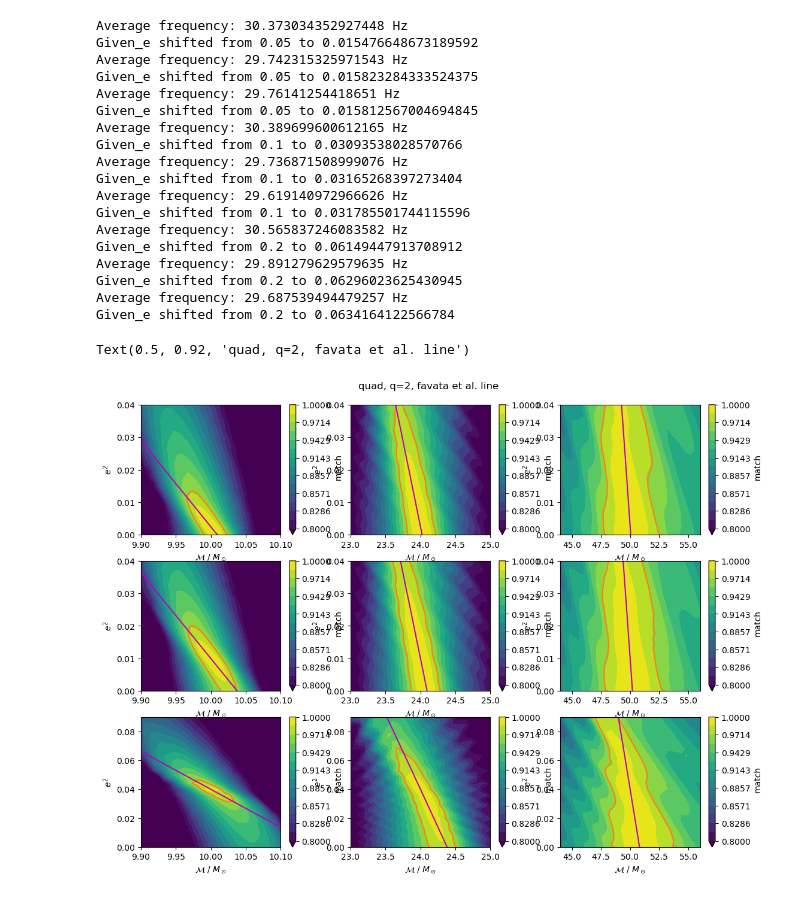
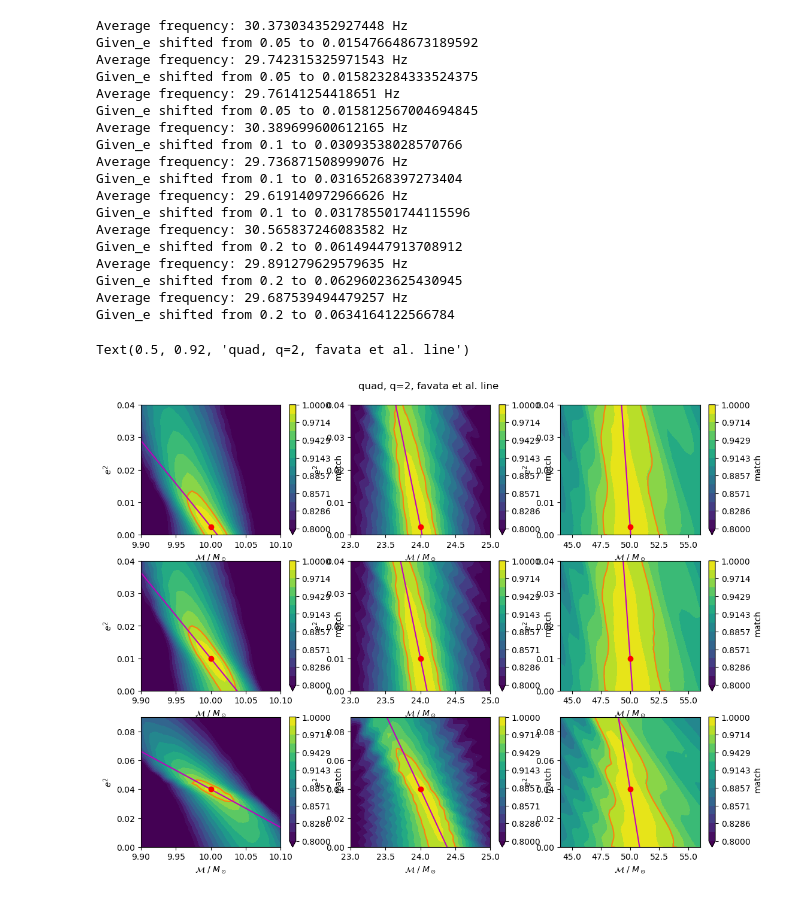
Before and after one commit to BenGPatterson/EccentricBinaries, a Jupyter notebook: notebooks/multi_degen.ipynb, the cells around one changed output. Saved outputs shown, nothing was run; the diff lists cells and outputs as text; code cells hidden in the pictures.

```diff
--- a/notebooks/multi_degen.ipynb
+++ b/notebooks/multi_degen.ipynb
@@ -98,36 +98,37 @@ for i in range(len(e_params)):
         plt.subplot(len(e_params), len(chirp_params), i*3+j+1)
         plt.contourf(chirp_vals_10[j], e_vals_10[i]**2, data[i][j]['quad'], np.linspace(0.8, 1, 15), vmin=0.8, vmax=1, extend='min')
         plt.colorbar(label='match')
+        plt.scatter(chirp_params[j], e_params[i]**2, c='r', zorder=5)
         plt.contour(chirp_vals_10[j], e_vals_10[i]**2, data[i][j]['quad'], [0.97], colors=['C1'])
         xlims = plt.gca().get_xlim()
         ylims = plt.gca().get_ylim()
         plt.plot(favata_et_al_avg(e_params[i], chirp_params[j], e_vals_10[i]), e_vals_10[i]**2, c='m')
         plt.ylim(ylims)
         plt.xlim(xlims)
         plt.xlabel('$\mathcal{M}~/~M_\odot$')
         plt.ylabel('$e^2$')
 plt.suptitle('quad, q=2, favata et al. line', x=0.5, y=0.92)
 # %% [output]
 Average frequency: 30.373034352927448 Hz
 Given_e shifted from 0.05 to 0.015476648673189592
 Average frequency: 29.742315325971543 Hz
 Given_e shifted from 0.05 to 0.015823284333524375
 Average frequency: 29.76141254418651 Hz
 Given_e shifted from 0.05 to 0.015812567004694845
 Average frequency: 30.389699600612165 Hz
 Given_e shifted from 0.1 to 0.03093538028570766
 Average frequency: 29.736871508999076 Hz
 Given_e shifted from 0.1 to 0.03165268397273404
 Average frequency: 29.619140972966626 Hz
 Given_e shifted from 0.1 to 0.031785501744115596
 Average frequency: 30.565837246083582 Hz
 Given_e shifted from 0.2 to 0.06149447913708912
 Average frequency: 29.891279629579635 Hz
 Given_e shifted from 0.2 to 0.06296023625430945
 Average frequency: 29.687539494479257 Hz
 Given_e shifted from 0.2 to 0.0634164122566784
 Text(0.5, 0.92, 'quad, q=2, favata et al. line')
-[figure, old version]
+[figure, new version]
 # %%
 # Load data
 with open(os.path.join('e_sqrd_chirp_data', 'dataslot_10'), 'rb') as fp:
```
Also changed, not shown: parts of 1 cell of this notebook, 4 other files.
